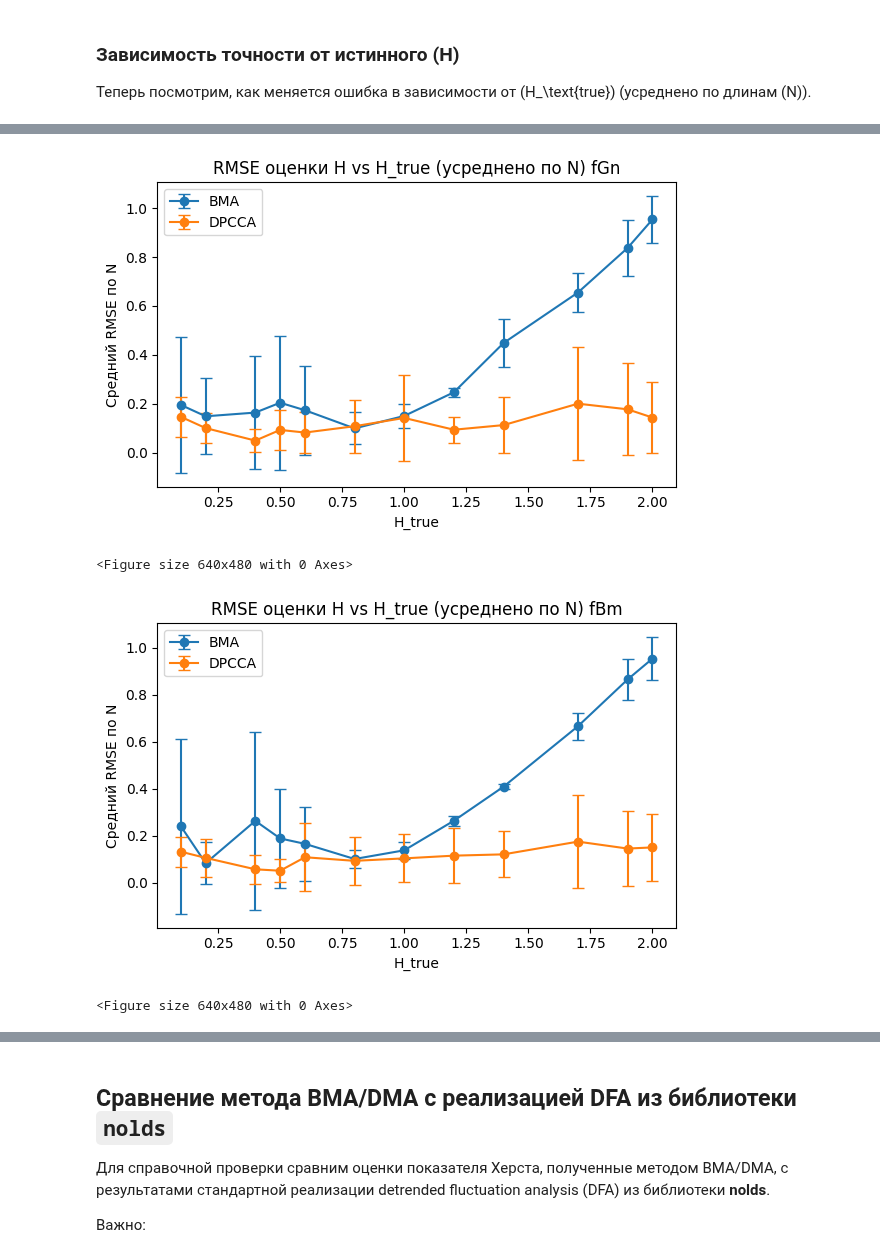
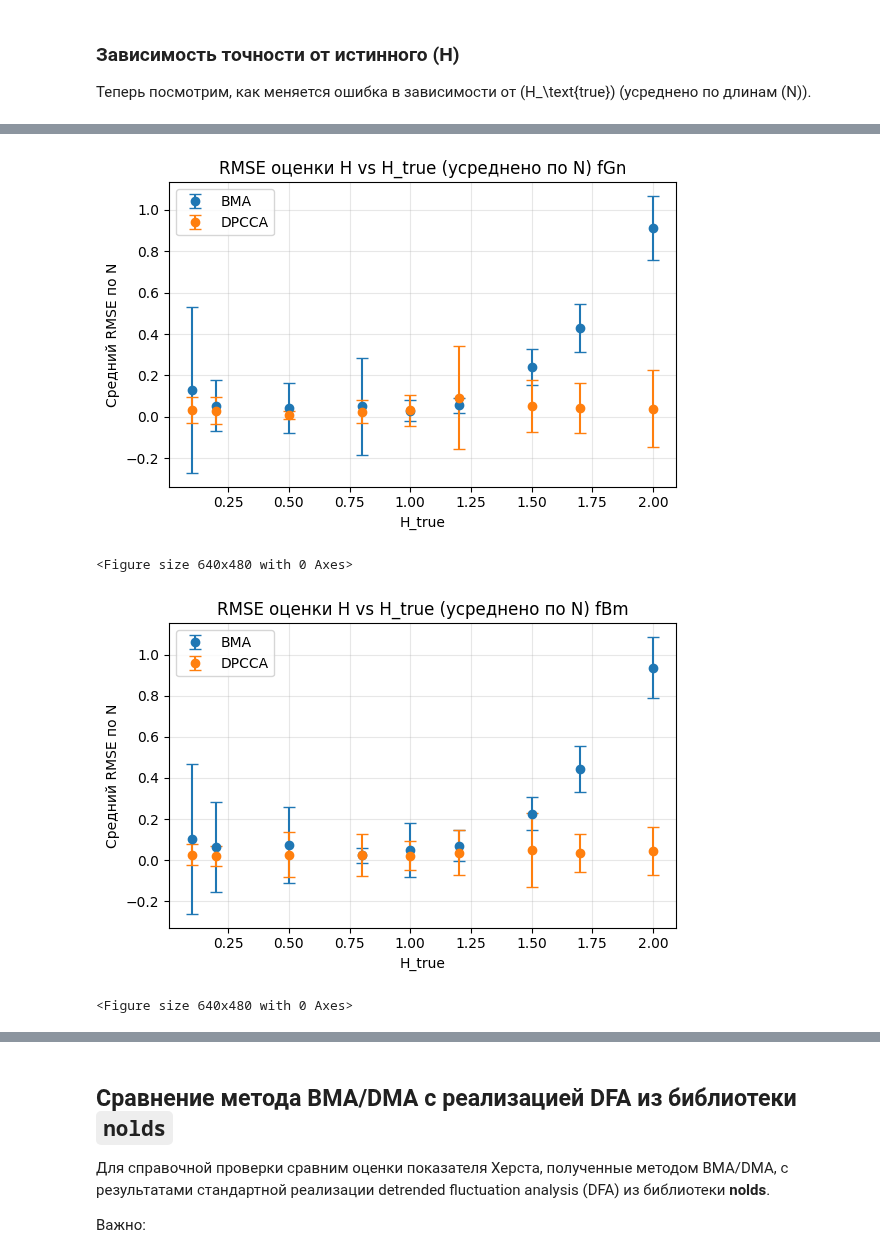
Before and after one commit to Digiratory/FluctuationAnalysisTools, a Jupyter notebook: research/bma.ipynb, the cells around one changed output, grey strips where cells are left out. Drawn from its saved outputs; the diff is of its cells as text; code cells hidden in the pictures.

```diff
--- a/research/bma.ipynb
+++ b/research/bma.ipynb
@@ -504,33 +433,63 @@ summary_H
 # %%
+df_results["err"] = df_results["H_estimate"] - df_results["H_true"]
+df_results["dpcca_err"] = df_results["H_dpcca_estimate"] - df_results["H_true"]
+
+df_results["rmse"] = df_results["err"] ** 2
+df_results["dpcca_rmse"] = df_results["dpcca_err"] ** 2
+
+df_results["eps"] = df_results["err"].abs()
+df_results["dpcca_eps"] = df_results["dpcca_err"].abs()
+
+summary_H = (
+    df_results
+    .groupby(["type", "H_true"])
+    .agg(
+        eps_mean=("eps", "mean"),
+        rmse_mean=("rmse", "mean"),
+        rmse_std=("rmse", "std"),
+        dpcca_rmse_mean=("dpcca_rmse", "mean"),
+        dpcca_rmse_std=("dpcca_rmse", "std"),
+    )
+    .reset_index()
+)
+
 for series_type in ["fGn", "fBm"]:
     fig, ax = plt.subplots(figsize=(6, 4))
-    sub = summary_H[summary_H["type"] == series_type]
+
+    sub = summary_H[summary_H["type"] == series_type].sort_values("H_true")
+
     ax.errorbar(
         sub["H_true"],
         sub["rmse_mean"],
         yerr=sub["rmse_std"],
         marker="o",
+        linestyle="",
         capsize=4,
         label="BMA"
     )
+
     ax.errorbar(
         sub["H_true"],
         sub["dpcca_rmse_mean"],
         yerr=sub["dpcca_rmse_std"],
         marker="o",
+        linestyle="",
         capsize=4,
         label="DPCCA"
     )
 
     ax.set_xlabel("H_true")
     ax.set_ylabel("Средний RMSE по N")
     ax.set_title("RMSE оценки H vs H_true (усреднено по N) " + series_type)
+
     ax.legend()
+    ax.grid(True, alpha=0.3)
+
     plt.tight_layout()
     plt.show()
-    plt.savefig("fig4"+series_type, format="svg") # only for local storage
+    plt.savefig("fig4_" + series_type + ".svg", format="svg")
 # %% [output]
-[figure, old version]
+[figure, new version]
 <Figure size 640x480 with 0 Axes>
-[figure, old version]
+[figure, new version]
 <Figure size 640x480 with 0 Axes>
```
Also changed, not shown: parts of 14 cells of this notebook.
